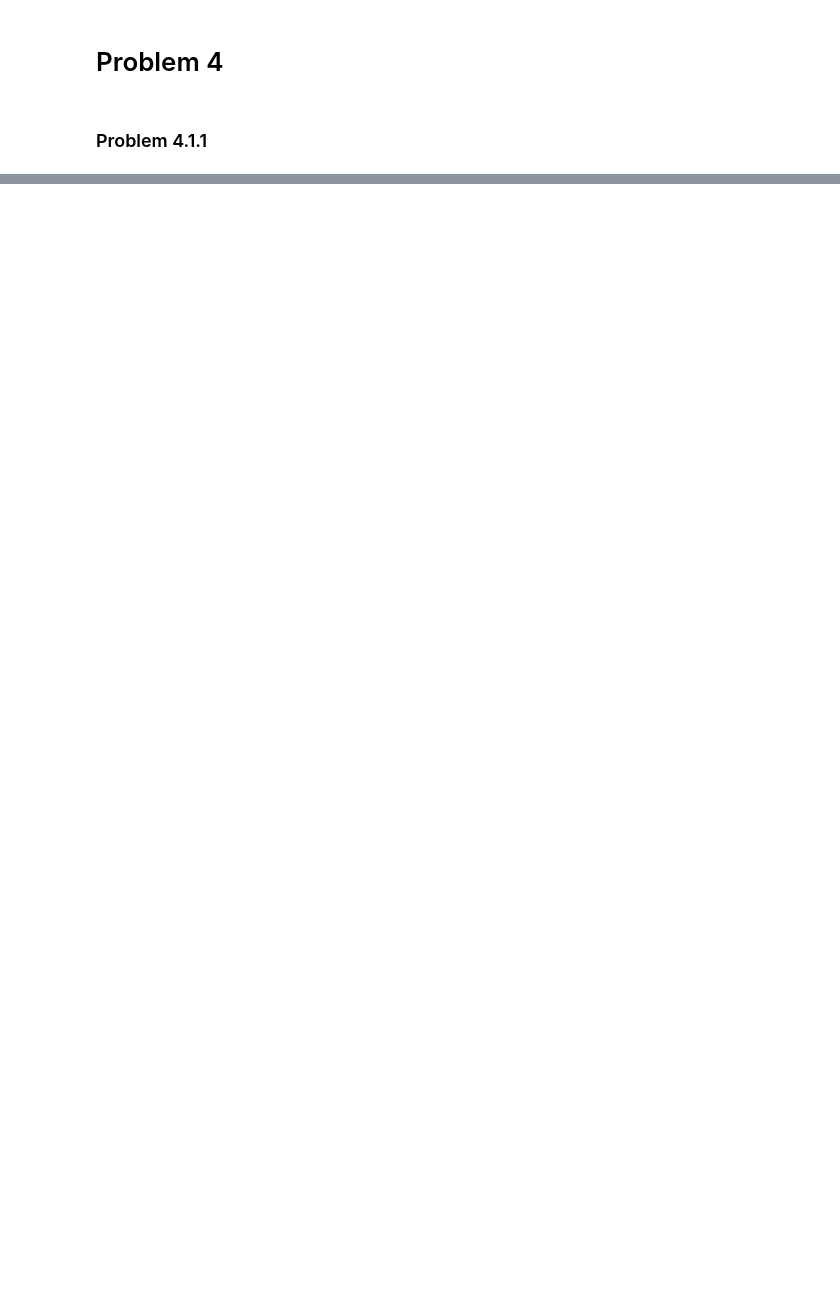
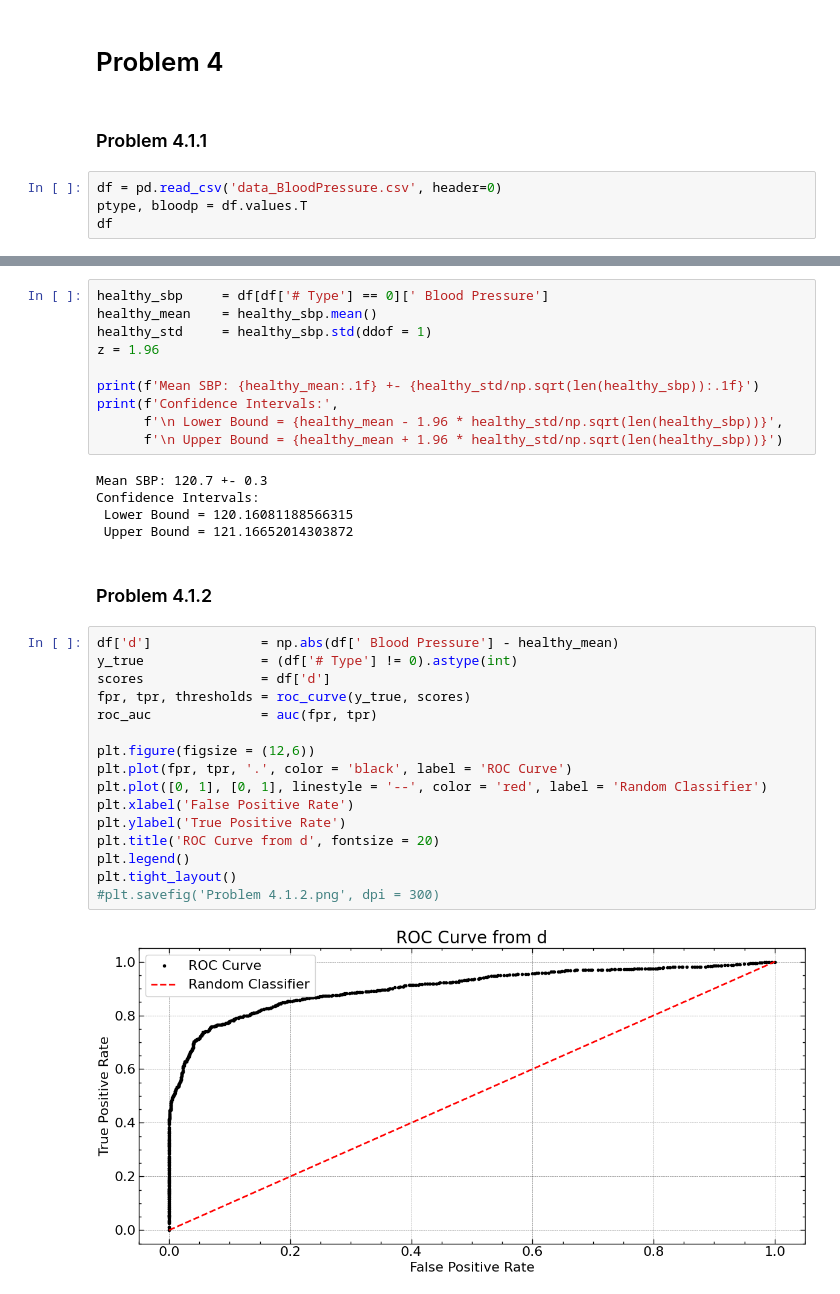
Before and after one commit to tobiassanta/AppStat2025, a Jupyter notebook: Exam/AppStatExam.ipynb, the cells around one changed output, grey strips where cells are left out. Drawn from its saved outputs; the diff is of its cells as text; blank space fills up the shorter version.

```diff
--- a/Exam/AppStatExam.ipynb
+++ b/Exam/AppStatExam.ipynb
@@ -508,3 +520,7 @@ print(p_value)
 # Problem 4
 # %% [markdown]
 ### Problem 4.1.1
+# %%
+df = pd.read_csv('data_BloodPressure.csv', header=0)
+ptype, bloodp = df.values.T
+df
@@ -510,0 +541,35 @@ print(p_value)
+# %%
+healthy_sbp     = df[df['# Type'] == 0][' Blood Pressure']
+healthy_mean    = healthy_sbp.mean()
+healthy_std     = healthy_sbp.std(ddof = 1)
+z = 1.96
+
+print(f'Mean SBP: {healthy_mean:.1f} +- {healthy_std/np.sqrt(len(healthy_sbp)):.1f}')
+print(f'Confidence Intervals:',
+      f'\n Lower Bound = {healthy_mean - 1.96 * healthy_std/np.sqrt(len(healthy_sbp))}',
+      f'\n Upper Bound = {healthy_mean + 1.96 * healthy_std/np.sqrt(len(healthy_sbp))}')
+# %% [output]
+Mean SBP: 120.7 +- 0.3
+Confidence Intervals:
+ Lower Bound = 120.16081188566315
+ Upper Bound = 121.16652014303872
+# %% [markdown]
+### Problem 4.1.2
+# %%
+df['d']              = np.abs(df[' Blood Pressure'] - healthy_mean)
+y_true               = (df['# Type'] != 0).astype(int)
+scores               = df['d']
+fpr, tpr, thresholds = roc_curve(y_true, scores)
+roc_auc              = auc(fpr, tpr)
+
+plt.figure(figsize = (12,6))
+plt.plot(fpr, tpr, '.', color = 'black', label = 'ROC Curve')
+plt.plot([0, 1], [0, 1], linestyle = '--', color = 'red', label = 'Random Classifier')
+plt.xlabel('False Positive Rate')
+plt.ylabel('True Positive Rate')
+plt.title('ROC Curve from d', fontsize = 20)
+plt.legend()
+plt.tight_layout()
+#plt.savefig('Problem 4.1.2.png', dpi = 300)
+# %% [output]
+[figure, added]
```
Also changed, not shown: parts of 15 cells of this notebook.
